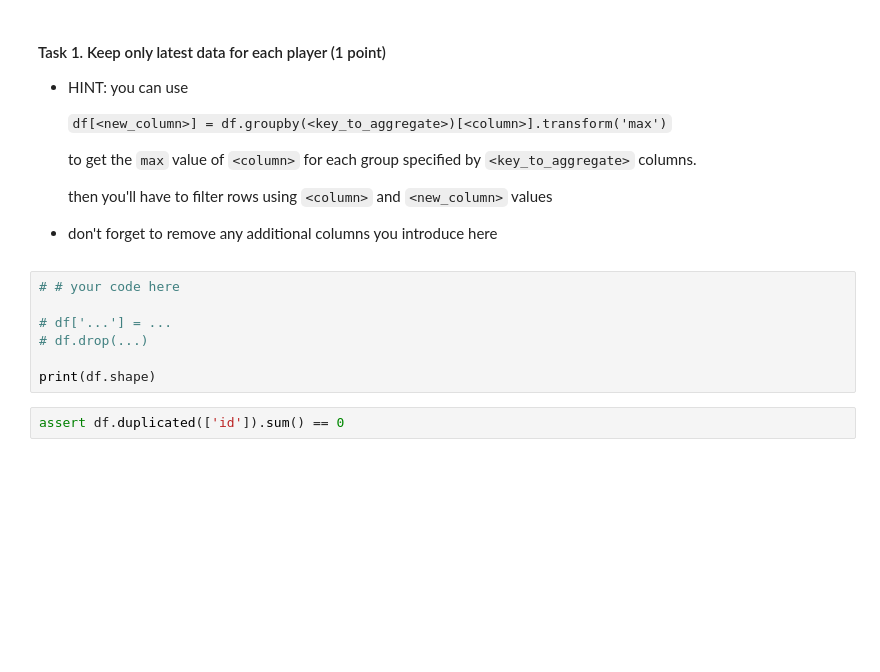
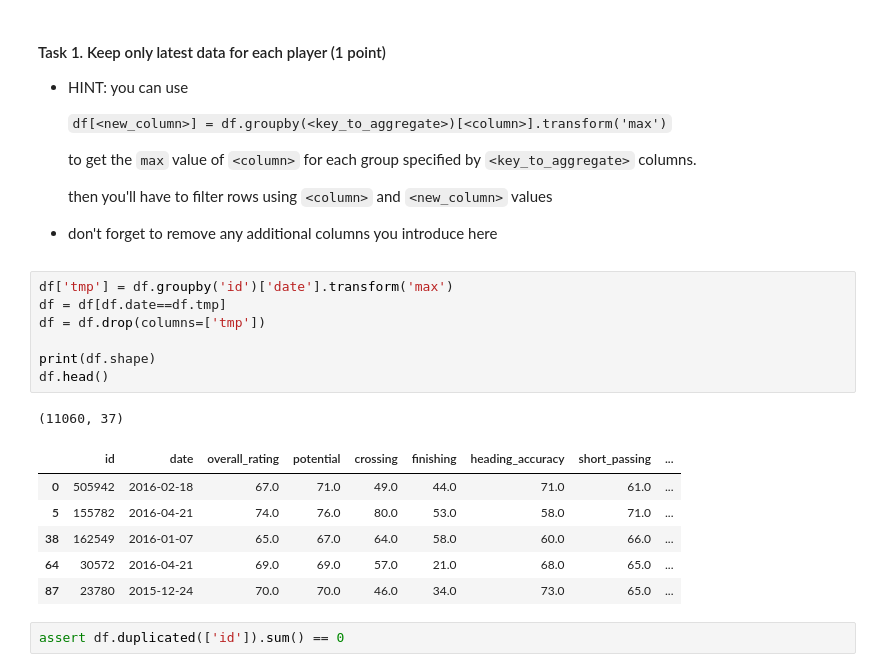
Before and after one commit to zappaz00/3_linear_regression, a Jupyter notebook: linear_regression.ipynb, the cells around one changed output. Cells and saved outputs as stored; diff of their text form; blank space fills up the shorter version.

```diff
--- a/linear_regression.ipynb
+++ b/linear_regression.ipynb
@@ -197,12 +225,20 @@ df.duplicated('id').value_counts()
 
 * don't forget to remove any additional columns you introduce here
 # %%
-# # your code here
-
-# df['...'] = ...
-# df.drop(...)
+df['tmp'] = df.groupby('id')['date'].transform('max')
+df = df[df.date==df.tmp]
+df = df.drop(columns=['tmp'])
 
 print(df.shape)
+df.head()
+# %% [output]
+(11060, 37)
+|  | id | date | overall_rating | potential | crossing | finishing | heading_accuracy | short_passing | ... |
+| 0 | 505942 | 2016-02-18 | 67.0 | 71.0 | 49.0 | 44.0 | 71.0 | 61.0 | ... |
+| 5 | 155782 | 2016-04-21 | 74.0 | 76.0 | 80.0 | 53.0 | 58.0 | 71.0 | ... |
+| 38 | 162549 | 2016-01-07 | 65.0 | 67.0 | 64.0 | 58.0 | 60.0 | 66.0 | ... |
+| 64 | 30572 | 2016-04-21 | 69.0 | 69.0 | 57.0 | 21.0 | 68.0 | 65.0 | ... |
+| 87 | 23780 | 2015-12-24 | 70.0 | 70.0 | 46.0 | 34.0 | 73.0 | 65.0 | ... |
 # %%
 assert df.duplicated(['id']).sum() == 0
 # %%
```
Also changed, not shown: parts of 12 cells of this notebook.
